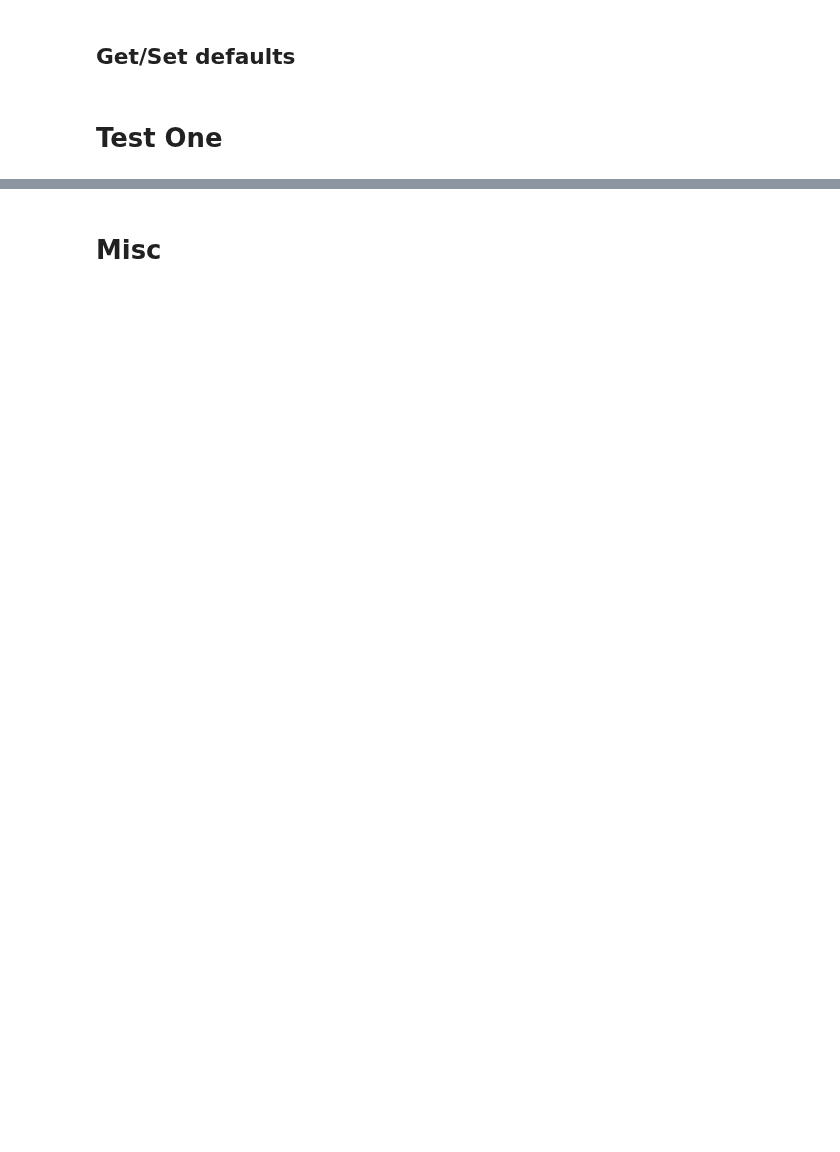
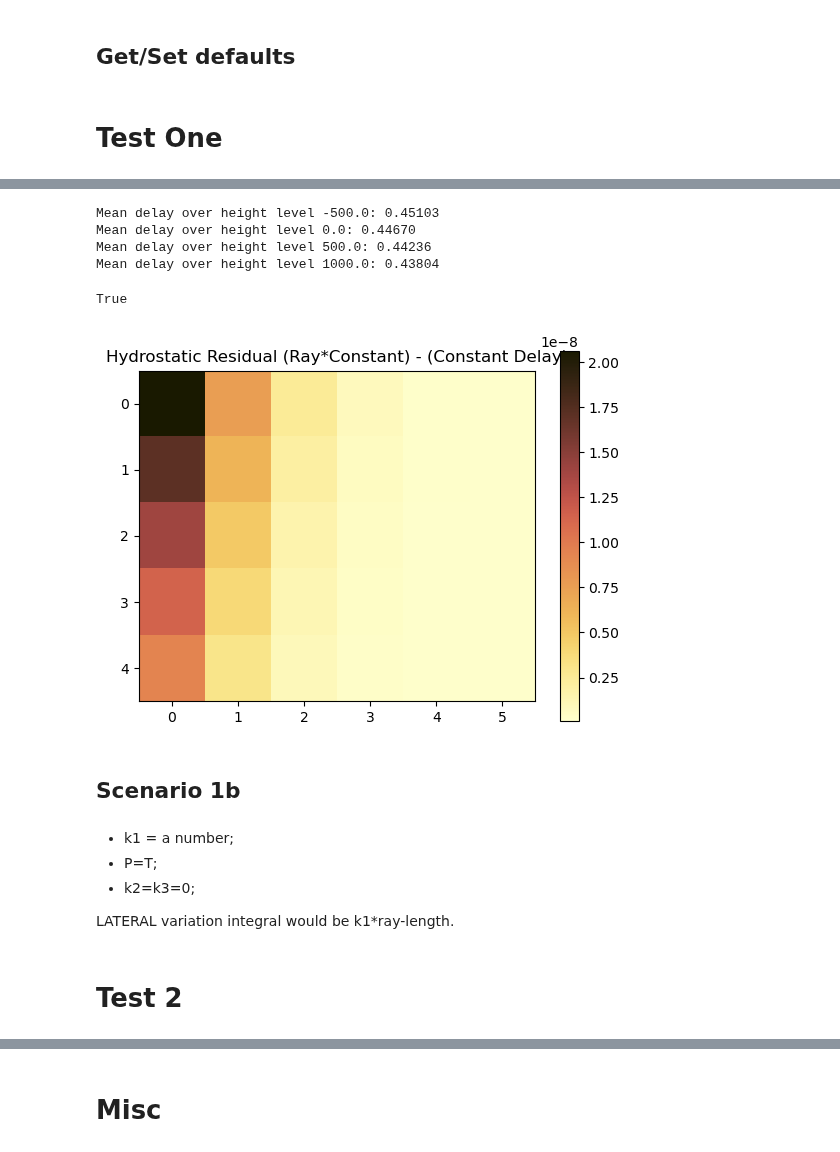
Before and after one commit to dbekaert/RAiDER-docs, a Jupyter notebook: notebooks/Synthetic_Test/SyntheticTest.ipynb, the cells around one changed output, grey strips where cells are left out. Saved outputs shown, nothing was run; the diff lists cells and outputs as text; code cells hidden in the pictures; blank space fills up the shorter version.

```diff
--- a/notebooks/Synthetic_Test/SyntheticTest.ipynb
+++ b/notebooks/Synthetic_Test/SyntheticTest.ipynb
@@ -565,0 +369,42 @@ All nan? True
+# %%
+## now build the rays at the unbuffered wm nodes , scaled by k1
+targ_xyz = [da.x.data, da.y.data, da.z.data]
+ray_data = build_ray_const(targ_xyz, Obj._zs, los, constant=const)
+# %% [output]
+Mean delay over height level -500.0: 0.45103
+Mean delay over height level 0.0: 0.44670
+Mean delay over height level 500.0: 0.44236
+Mean delay over height level 1000.0: 0.43804
+# %%
+## compare the delays in the cube vs the scaled rays
+
+# in case of running in terminal
+# da = xr.open_dataset(f'{wd}/{WM}_tropo_20200130T135245_ray.nc')['hydro']
+
+raid_data = da.data
+# print (np.allclose(ray_data[0], raid_data[0]))
+
+print (np.allclose(ray_data, raid_data))
+da.close()
+del da
+# %% [output]
+True
+# %%
+# plot the residual at one height level
+hgt_lvl = 2
+plt.imshow(ray_data[hgt_lvl] - raid_data[hgt_lvl], cmap='cmc.lajolla')
+plt.title('Hydrostatic Residual (Ray*Constant) - (Constant Delay)')
+plt.colorbar();
+# %% [output]
+[figure, added]
+# %% [markdown]
+## Scenario 1b
+# %% [markdown]
+- k1 = a number;
+- P=T;
+- k2=k3=0;
+
+LATERAL variation
+integral would be k1*ray-length.
+# %% [markdown]
+# Test 2
```
Also changed, not shown: parts of 77 cells of this notebook, 21 other files.
